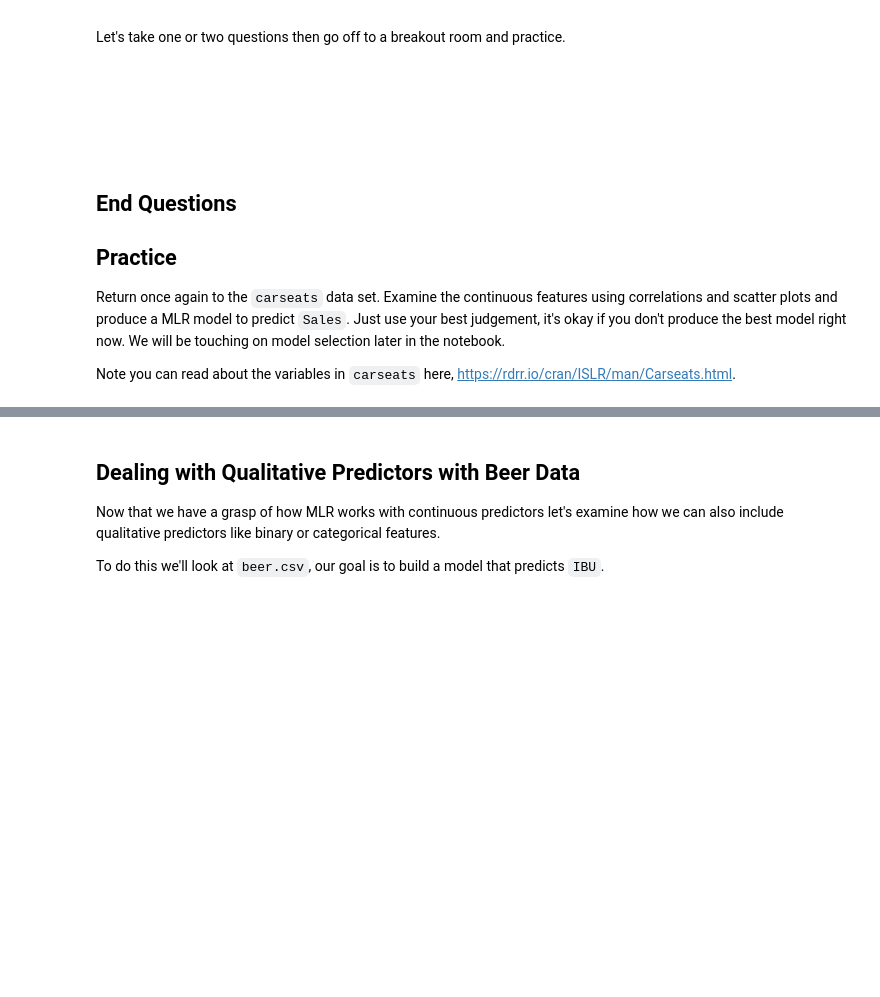
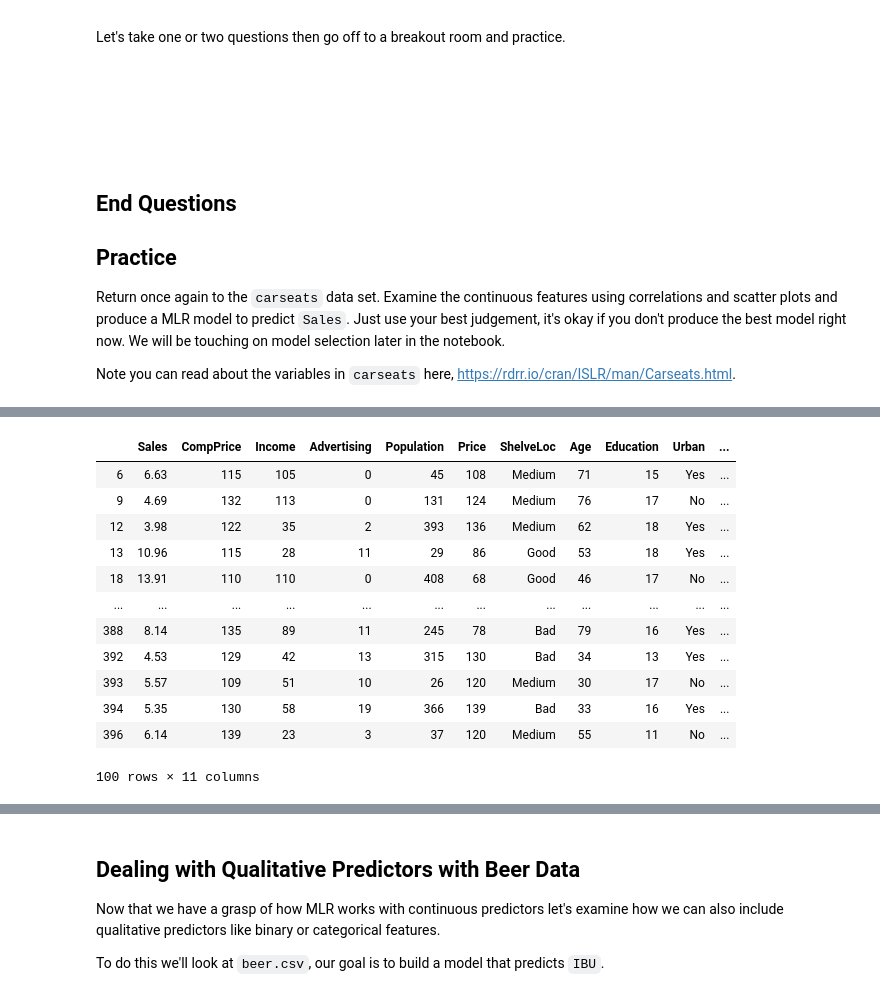
Before and after one commit to toej93/Code2020Materials, a Jupyter notebook: Lectures/Regression/Notebook 3 - Multiple Linear Regression (MLR).ipynb, the cells around one changed output, grey strips where cells are left out. Drawn from its saved outputs; the diff is of its cells as text; code cells hidden in the pictures; blank space fills up the shorter version.

```diff
--- a/Lectures/Regression/Notebook 3 - Multiple Linear Regression (MLR).ipynb
+++ b/Lectures/Regression/Notebook 3 - Multiple Linear Regression (MLR).ipynb
@@ -302,0 +315,10 @@ Note you can read about the variables in `carseats` here, <a href="https://rdrr.
+# %%
+## Code here
+
+carseats = pd.read_csv("carseats.csv")
+
+carseats_copy = carseats.copy()
+carseats_train = carseats_copy.sample(frac=.75, random_state=440)
+carseats_test = carseats_copy.drop(carseats_train.index)
+
+carseats_train.head()
@@ -302,0 +332,16 @@ Note you can read about the variables in `carseats` here, <a href="https://rdrr.
+# %%
+carseats_test
+# %% [output]
+|  | Sales | CompPrice | Income | Advertising | Population | Price | ShelveLoc | Age | Education | Urban | ... |
+| 6 | 6.63 | 115 | 105 | 0 | 45 | 108 | Medium | 71 | 15 | Yes | ... |
+| 9 | 4.69 | 132 | 113 | 0 | 131 | 124 | Medium | 76 | 17 | No | ... |
+| 12 | 3.98 | 122 | 35 | 2 | 393 | 136 | Medium | 62 | 18 | Yes | ... |
+| 13 | 10.96 | 115 | 28 | 11 | 29 | 86 | Good | 53 | 18 | Yes | ... |
+| 18 | 13.91 | 110 | 110 | 0 | 408 | 68 | Good | 46 | 17 | No | ... |
+| ... | ... | ... | ... | ... | ... | ... | ... | ... | ... | ... | ... |
+| 388 | 8.14 | 135 | 89 | 11 | 245 | 78 | Bad | 79 | 16 | Yes | ... |
+| 392 | 4.53 | 129 | 42 | 13 | 315 | 130 | Bad | 34 | 13 | Yes | ... |
+| 393 | 5.57 | 109 | 51 | 10 | 26 | 120 | Medium | 30 | 17 | No | ... |
+| 394 | 5.35 | 130 | 58 | 19 | 366 | 139 | Bad | 33 | 16 | Yes | ... |
+| 396 | 6.14 | 139 | 23 | 3 | 37 | 120 | Medium | 55 | 11 | No | ... |
+100 rows × 11 columns
```
Also changed, not shown: parts of 45 cells of this notebook, 1 other file.
